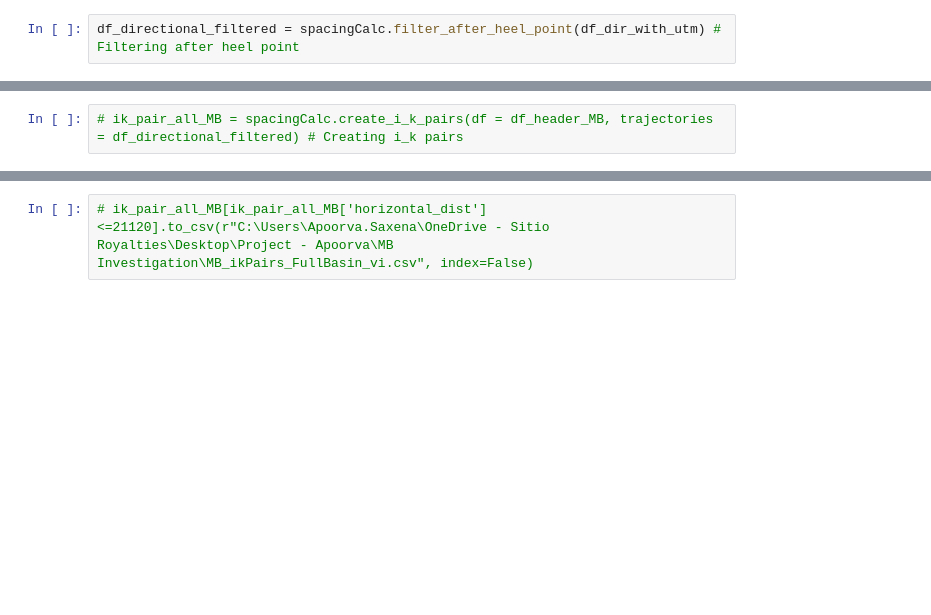
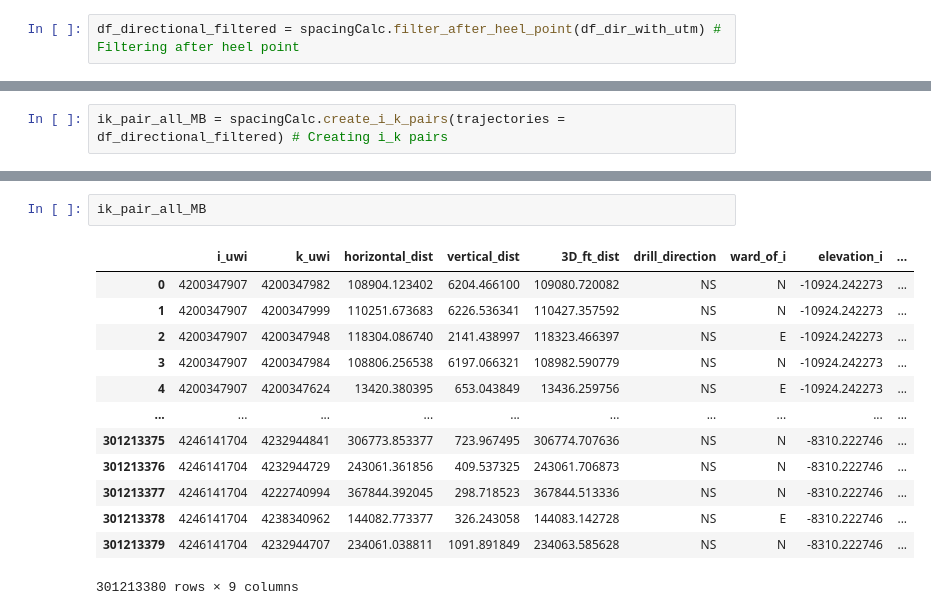
Before and after one commit to apoorvasaxena03/Parent_Child_Spacing, a Jupyter notebook: src/components/spacing_calc.ipynb, the cells around one changed output, grey strips where cells are left out. Saved outputs shown, nothing was run; the diff lists cells and outputs as text; blank space fills up the shorter version.

Commit message:
Update create_ik_pair function

```diff
--- a/src/components/spacing_calc.ipynb
+++ b/src/components/spacing_calc.ipynb
@@ -617,2 +643,2 @@ heel_toe_mid_df = spacingCalc.extract_heel_toe_mid_lat_lon(df_directional_filter
 # %%
-# ik_pair_all_MB = spacingCalc.create_i_k_pairs(df = df_header_MB, trajectories = df_directional_filtered) # Creating i_k pairs
+ik_pair_all_MB = spacingCalc.create_i_k_pairs(trajectories = df_directional_filtered) # Creating i_k pairs
@@ -619,2 +663,16 @@ heel_toe_mid_df = spacingCalc.extract_heel_toe_mid_lat_lon(df_directional_filter
-# %%
-# ik_pair_all_MB[ik_pair_all_MB['horizontal_dist']<=21120].to_csv(r"C:\Users\Apoorva.Saxena\OneDrive - Sitio Royalties\Desktop\Project - Apoorva\MB Investigation\MB_ikPairs_FullBasin_vi.csv", index=False)
+# %%
+ik_pair_all_MB
+# %% [output]
+|  | i_uwi | k_uwi | horizontal_dist | vertical_dist | 3D_ft_dist | drill_direction | ward_of_i | elevation_i | ... |
+| 0 | 4200347907 | 4200347982 | 108904.123402 | 6204.466100 | 109080.720082 | NS | N | -10924.242273 | ... |
+| 1 | 4200347907 | 4200347999 | 110251.673683 | 6226.536341 | 110427.357592 | NS | N | -10924.242273 | ... |
+| 2 | 4200347907 | 4200347948 | 118304.086740 | 2141.438997 | 118323.466397 | NS | E | -10924.242273 | ... |
+| 3 | 4200347907 | 4200347984 | 108806.256538 | 6197.066321 | 108982.590779 | NS | N | -10924.242273 | ... |
+| 4 | 4200347907 | 4200347624 | 13420.380395 | 653.043849 | 13436.259756 | NS | E | -10924.242273 | ... |
+| ... | ... | ... | ... | ... | ... | ... | ... | ... | ... |
+| 301213375 | 4246141704 | 4232944841 | 306773.853377 | 723.967495 | 306774.707636 | NS | N | -8310.222746 | ... |
+| 301213376 | 4246141704 | 4232944729 | 243061.361856 | 409.537325 | 243061.706873 | NS | N | -8310.222746 | ... |
+| 301213377 | 4246141704 | 4222740994 | 367844.392045 | 298.718523 | 367844.513336 | NS | N | -8310.222746 | ... |
+| 301213378 | 4246141704 | 4238340962 | 144082.773377 | 326.243058 | 144083.142728 | NS | E | -8310.222746 | ... |
+| 301213379 | 4246141704 | 4232944707 | 234061.038811 | 1091.891849 | 234063.585628 | NS | N | -8310.222746 | ... |
+301213380 rows × 9 columns
```
Also changed, not shown: parts of 6 cells of this notebook.
